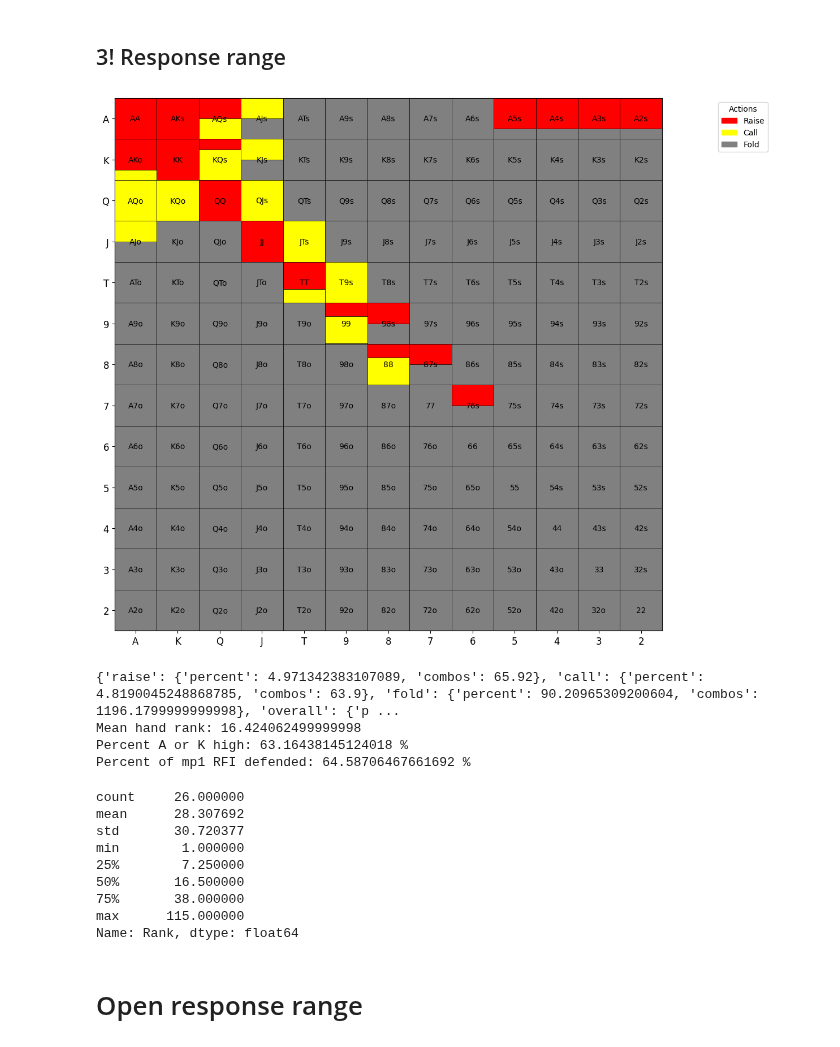
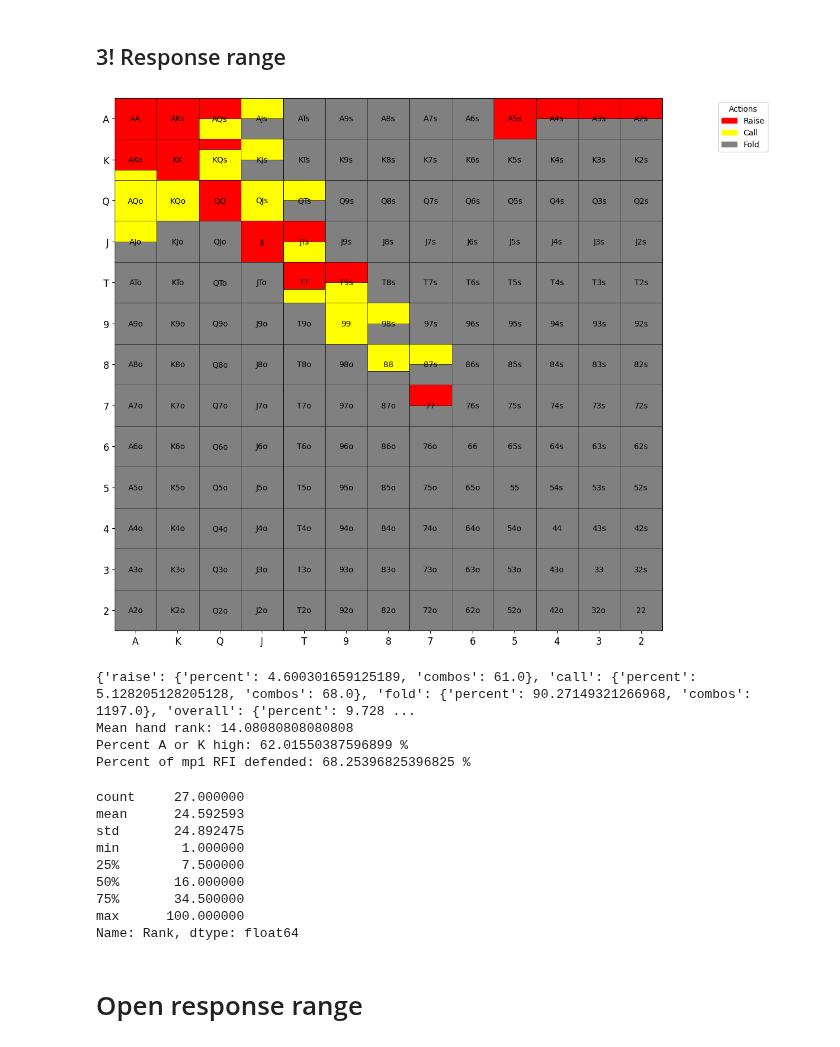
Before and after one commit to KunaalAgarwal/poker_analysis, a Jupyter notebook: src/mp1_ranges.ipynb, the cells around one changed output. Saved outputs shown, nothing was run; the diff lists cells and outputs as text; code cells hidden in the pictures.

```diff
--- a/src/mp1_ranges.ipynb
+++ b/src/mp1_ranges.ipynb
@@ -140,13 +140,12 @@ response_3bet_range = {
     "KK": {"raise": 1.0, "call": 0.0},
     "QQ": {"raise": 1.0, "call": 0.0},
     "JJ": {"raise": 1.0, "call": 0.0},
-    "TT": {"raise": 0.66, "call": 0.33},
-    "99": {"raise": 0.33, "call": 0.66},
-    "88": {"raise": 0.33, "call": 0.66},
-    "77": {"raise": 0.0, "call": 0.0},
+    "TT": {"raise": 2/3, "call": 1/3}, # mixing here as is value, but also benefits from flatting
+    "99": {"raise": 0.0, "call": 1.0}, # like a pure call
+    "88": {"raise": 0.0, "call": 2/3}, # overplay to 4bet bluff, so call at some frequency
+    "77": {"raise": 0.5, "call": 0.0}, # 4bet bluff (unblocks AK, AQ, AJ, KQ, etc.), while ahead of those hands and can put high pressure on middling pairs
     "66": {"raise": 0.0, "call": 0.0},
     "55": {"raise": 0.0, "call": 0.0},
-    # 4bet bluff (unblocks AK, AQ, AJ, KQ, etc.), while ahead of those hands and can put high pressure on middling pairs
     "44": {"raise": 0.0, "call": 0.0},
     "33": {"raise": 0.0, "call": 0.0},
     "22": {"raise": 0.0, "call": 0.0},
@@ -159,24 +158,20 @@ response_3bet_range = {
     "A8s": {"raise": 0.0, "call": 0.0},
     "A7s": {"raise": 0.0, "call": 0.0},
     "A6s": {"raise": 0.0, "call": 0.0},
-    "A5s": {"raise": 0.75, "call": 0.0}, # 4bet bluff
-    "A4s": {"raise": 0.75, "call": 0.0},
-    "A3s": {"raise": 0.75, "call": 0.0},
-    "A2s": {"raise": 0.75, "call": 0.0}, # 4bet bluff
+    # 4bet bluffs
+    "A5s": {"raise": 1.0, "call": 0.0}, # slightly higher frequency as more straight potentials
+    "A4s": {"raise": 0.5, "call": 0.0},
+    "A3s": {"raise": 0.5, "call": 0.0},
+    "A2s": {"raise": 0.5, "call": 0.0},
 
-    "AKo": {"raise": .75, "call": 0.25},
-    "AQo": {"raise": 0.0, "call": 1.0},
-    "AJo": {"raise": 0.0, "call": 0.5},
+    "AKo": {"raise": .75, "call": 0.25}, # calls to uncap the flatting range
+    "AQo": {"raise": 0.0, "call": 1.0}, # strong pure call
+    "AJo": {"raise": 0.0, "call": 0.5}, # can fold more often in some cases
     "ATo": {"raise": 0.0, "call": 0.0},
     "A9o": {"raise": 0.0, "call": 0.0},
 
-    "A5o": {"raise": 0.0, "call": 0.0}, # come back to adjust bluff frequencies
-    "A4o": {"raise": 0.0, "call": 0.0},
-    "A3o": {"raise": 0.0, "call": 0.0},
-    "A2o": {"raise": 0.0, "call": 0.0},
-
-    "KQs": {"raise": 0.25, "call": 0.75},
-    "KJs": {"raise": 0.0, "call": 0.5},
+    "KQs": {"raise": 0.25, "call": 0.75}, # like it
+    "KJs": {"raise": 0.0, "call": 0.5}, # Good mix here
     "KTs": {"raise": 0.0, "call": 0.0},
     "K9s": {"raise": 0.0, "call": 0.0},
 
@@ -185,61 +180,61 @@ response_3bet_range = {
     "KTo": {"raise": 0.0, "call": 0.0},
 
     "QJs": {"raise": 0.0, "call": 1.0},
-    "QTs": {"raise": 0.0, "call": 0.0},
+    "QTs": {"raise": 0.0, "call": 0.5}, # might be able to call sometimes with this against wider opponents
 
     "QJo": {"raise": 0.0, "call": 0.0},
     "QTo": {"raise": 0.0, "call": 0.0},
     "Q9o": {"raise": 0.0, "call": 0.0},
 
-    "JTs": {"raise": 0.0, "call": 1.0},
-    "J9s": {"raise": 0.0, "call": 0.0},
+    "JTs": {"raise": 0.5, "call": 0.5}, # using as a call and 4bet bluff, unblocks some of the lower pairs that are pure folds to 4bets and is playable
+    "J9s": {"raise": 0.0, "call": 0.0}, # might be able to call sometimes with this against wider opponents
 
     "JTo": {"raise": 0.0, "call": 0.0},
     "J9o": {"raise": 0.0, "call": 0.0},
 
-    "T9s": {"raise": 0.0, "call": 1.0},
+    "T9s": {"raise": 0.5, "call": 0.5}, # using as a call and 4bet bluff, unblocks some of the lower pairs that are pure folds to 4bets and is playable
     "T8s": {"raise": 0.0, "call": 0.0},
 
-    "98s": {"raise": 0.5, "call": 0.0},
+    "98s": {"raise": 0.0, "call": 0.5}, # call sometimes
     "97s": {"raise": 0.0, "call": 0.0},
 
-    "87s": {"raise": 0.5, "call": 0.0},
+    "87s": {"raise": 0.0, "call": 0.5}, # call sometimes
     "86s": {"raise": 0.0, "call": 0.0},
 
-    "76s": {"raise": 0.5, "call": 0.0},
+    "76s": {"raise": 0.0, "call": 0.0}, # not a great suited connector thus can fold
     "75s": {"raise": 0.0, "call": 0.0},
 
     "65s": {"raise": 0.0, "call": 0.0},
 }
 # Visualize the range
 response_3bet = range_construction.generate_range(response_3bet_range, '../ranges/mp1_ranges/mp1_3!response.png')
 response_3bet_distribution = range_construction.range_hand_distribution(response_3bet_range)
 response_3bet_percent_by_actions = range_construction.range_percent_by_all_actions(response_3bet_range)
 response_3bet_mean_hand_rank = range_construction.average_range_rank(response_3bet_range)
 
 defended_rfi = 100*response_3bet_percent_by_actions['overall']['combos'] / rfi_percent_by_actions['overall']['combos']
 
 print(response_3bet_percent_by_actions)
 print(f'Mean hand rank: {response_3bet_mean_hand_rank}')
 print(f'Percent A or K high: {range_construction.percent_range_high_card(response_3bet_range)} %')
 print(f'Percent of mp1 RFI defended: {defended_rfi} %')
 
 response_3bet_distribution[1].to_csv('../ranges/mp1_ranges/mp1_3bet_response_distribution.csv')
 response_3bet_distribution[0]
 # %% [output]
-[figure, old version]
+[figure, new version]
-{'raise': {'percent': 4.971342383107089, 'combos': 65.92}, 'call': {'percent': 4.8190045248868785, 'combos': 63.9}, 'fold': {'percent': 90.20965309200604, 'combos': 1196.1799999999998}, 'overall': {'p ...
-Mean hand rank: 16.424062499999998
-Percent A or K high: 63.16438145124018 %
-Percent of mp1 RFI defended: 64.58706467661692 %
+{'raise': {'percent': 4.600301659125189, 'combos': 61.0}, 'call': {'percent': 5.128205128205128, 'combos': 68.0}, 'fold': {'percent': 90.27149321266968, 'combos': 1197.0}, 'overall': {'percent': 9.728 ...
+Mean hand rank: 14.08080808080808
+Percent A or K high: 62.01550387596899 %
+Percent of mp1 RFI defended: 68.25396825396825 %
-count     26.000000
-mean      28.307692
-std       30.720377
+count     27.000000
+mean      24.592593
+std       24.892475
 min        1.000000
-25%        7.250000
-50%       16.500000
-75%       38.000000
-max      115.000000
+25%        7.500000
+50%       16.000000
+75%       34.500000
+max      100.000000
 Name: Rank, dtype: float64
 # %% [markdown]
 # Open response range
```
Also changed, not shown: parts of 3 cells of this notebook, 9 other files.
